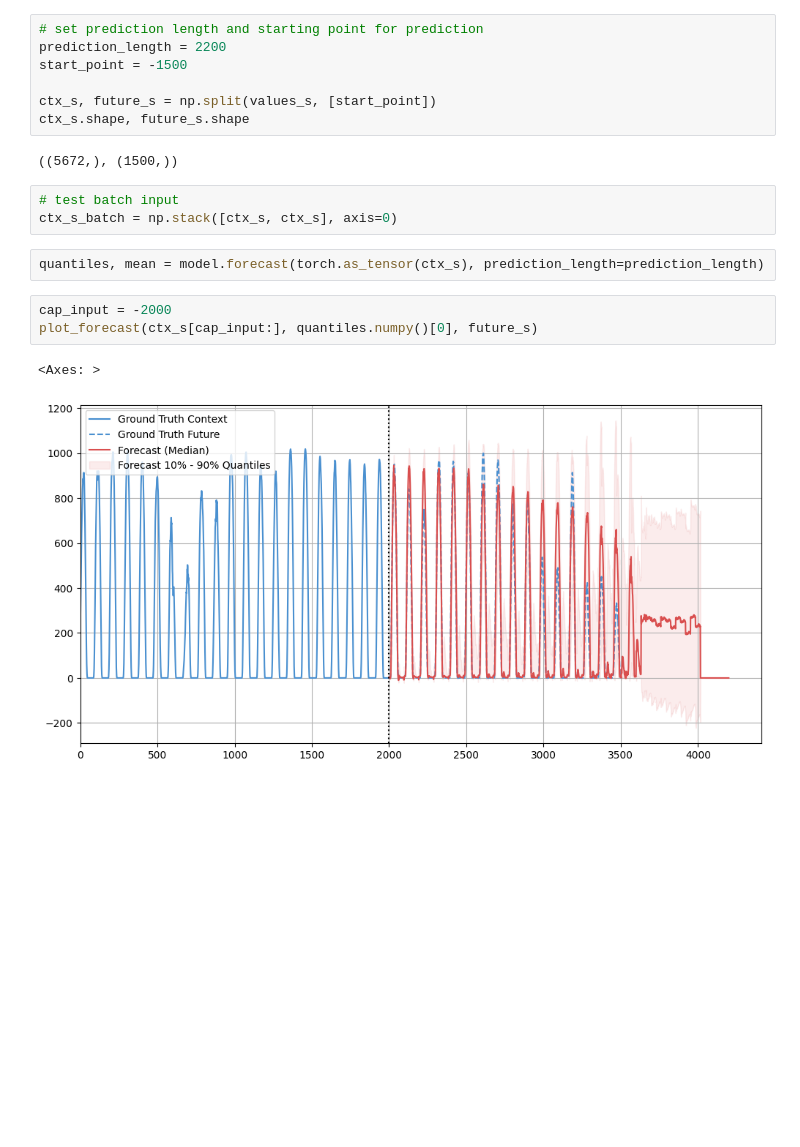
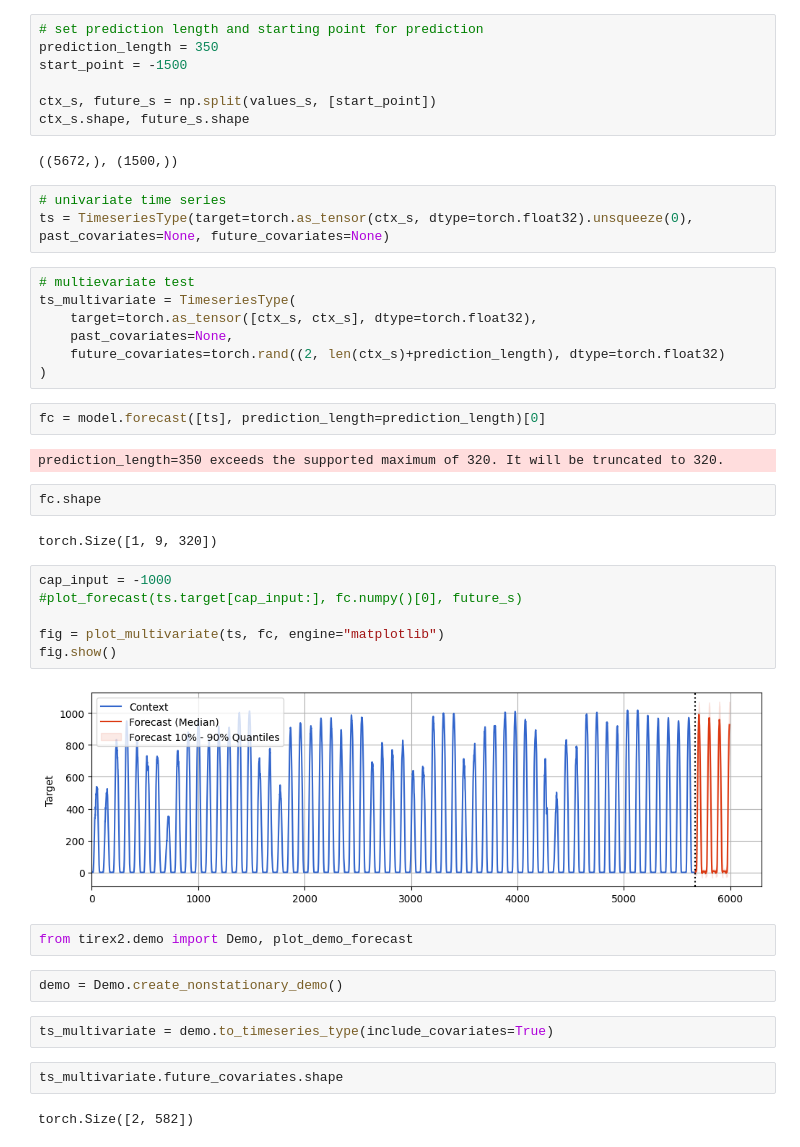
Before and after one commit to Richi0D/tirex_loss, a Jupyter notebook: notebooks/tirex2_introduction.ipynb, the cells around one changed output. Drawn from its saved outputs; the diff is of its cells as text; blank space fills up the shorter version.

Commit message:
update tirex2 intro

```diff
--- a/notebooks/tirex2_introduction.ipynb
+++ b/notebooks/tirex2_introduction.ipynb
@@ -62,21 +66,46 @@ Selected time series HU_solar_generation_actual_15 with index 50 and shape (7172
 [figure]
 # %%
 # set prediction length and starting point for prediction
-prediction_length = 2200
+prediction_length = 350
 start_point = -1500
 
 ctx_s, future_s = np.split(values_s, [start_point])
 ctx_s.shape, future_s.shape
 # %% [output]
 ((5672,), (1500,))
-# %%
-# test batch input
-ctx_s_batch = np.stack([ctx_s, ctx_s], axis=0)
+# %%
+# univariate time series
+ts = TimeseriesType(target=torch.as_tensor(ctx_s, dtype=torch.float32).unsqueeze(0), past_covariates=None, future_covariates=None)
+# %%
+# multievariate test
+ts_multivariate = TimeseriesType(
+    target=torch.as_tensor([ctx_s, ctx_s], dtype=torch.float32),
+    past_covariates=None,
+    future_covariates=torch.rand((2, len(ctx_s)+prediction_length), dtype=torch.float32)
+)
 # %%
-quantiles, mean = model.forecast(torch.as_tensor(ctx_s), prediction_length=prediction_length)
+fc = model.forecast([ts], prediction_length=prediction_length)[0]
+# %% [output]
+prediction_length=350 exceeds the supported maximum of 320. It will be truncated to 320.
+# %%
+fc.shape
+# %% [output]
+torch.Size([1, 9, 320])
 # %%
-cap_input = -2000
-plot_forecast(ctx_s[cap_input:], quantiles.numpy()[0], future_s)
+cap_input = -1000
+#plot_forecast(ts.target[cap_input:], fc.numpy()[0], future_s)
+
+fig = plot_multivariate(ts, fc, engine="matplotlib")
+fig.show()
 # %% [output]
-<Axes: >
-[figure, old version]
+[figure, new version]
+# %%
+from tirex2.demo import Demo, plot_demo_forecast
+# %%
+demo = Demo.create_nonstationary_demo()
+# %%
+ts_multivariate = demo.to_timeseries_type(include_covariates=True)
+# %%
+ts_multivariate.future_covariates.shape
+# %% [output]
+torch.Size([2, 582])
```
Also changed, not shown: parts of 2 cells of this notebook, 5 other files.
